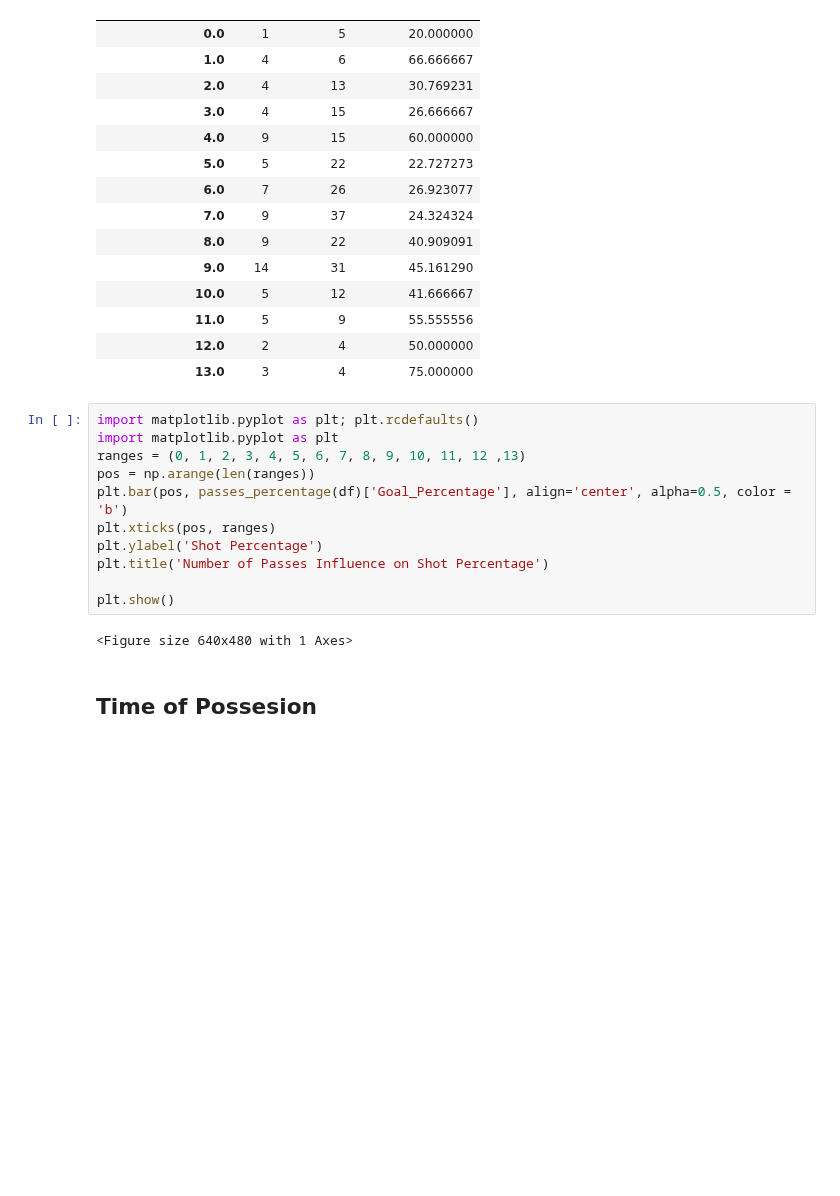
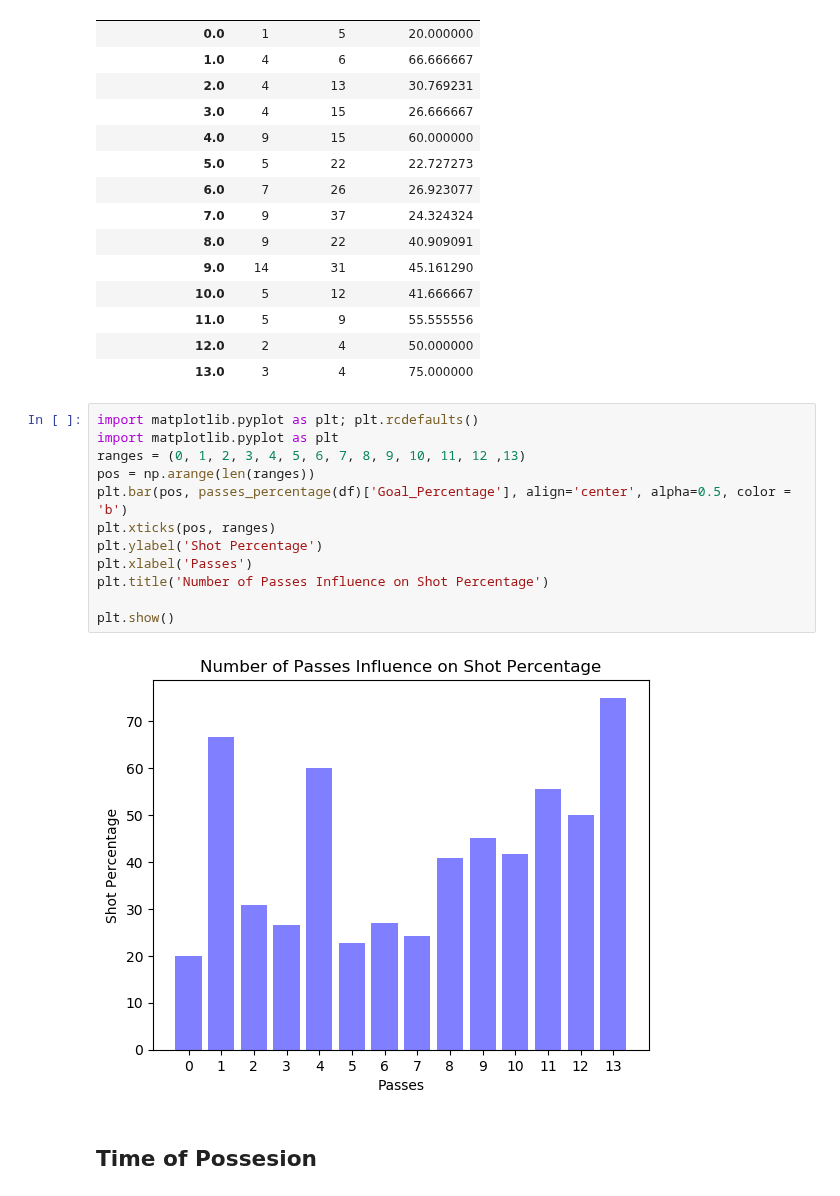
Before and after one commit to kevinshen1101/Water-Polo-Analytics, a Jupyter notebook: final_report/final_analysis.ipynb, the cells around one changed output. Drawn from its saved outputs; the diff is of its cells as text; blank space fills up the shorter version.

```diff
--- a/final_report/final_analysis.ipynb
+++ b/final_report/final_analysis.ipynb
@@ -357,16 +357,17 @@ passes_percentage(df)
 # %%
 import matplotlib.pyplot as plt; plt.rcdefaults()
 import matplotlib.pyplot as plt
 ranges = (0, 1, 2, 3, 4, 5, 6, 7, 8, 9, 10, 11, 12 ,13)
 pos = np.arange(len(ranges))
 plt.bar(pos, passes_percentage(df)['Goal_Percentage'], align='center', alpha=0.5, color = 'b')
 plt.xticks(pos, ranges)
 plt.ylabel('Shot Percentage')
+plt.xlabel('Passes')
 plt.title('Number of Passes Influence on Shot Percentage')
 
 plt.show()
 # %% [output]
-<Figure size 640x480 with 1 Axes>
+[figure, added]
 # %% [markdown]
 ## Time of Possesion
 # %%
```
Also changed, not shown: parts of 1 cell of this notebook, 2 other files.
